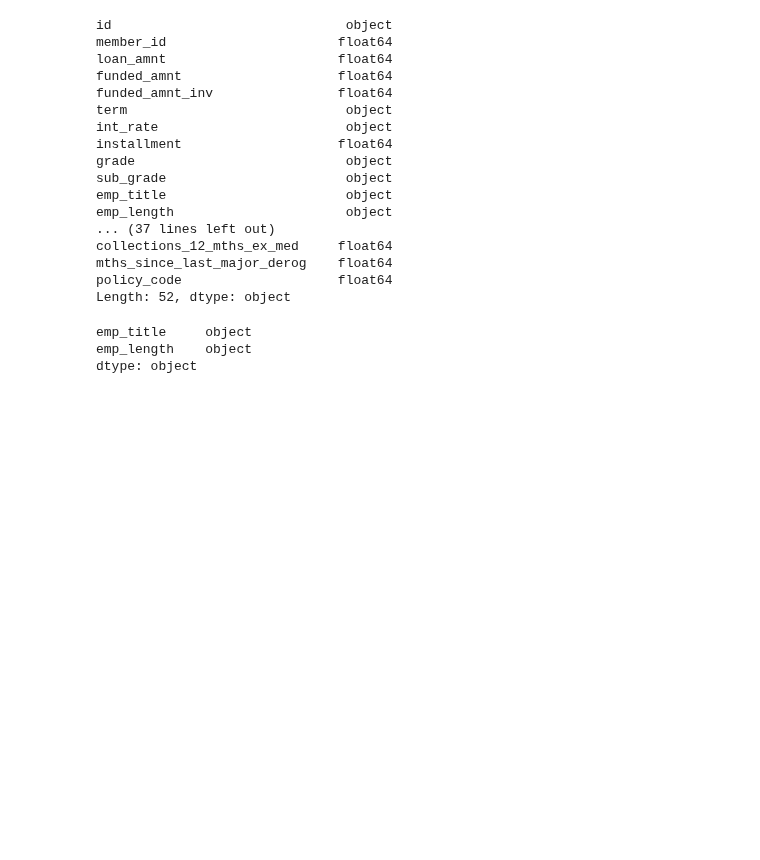
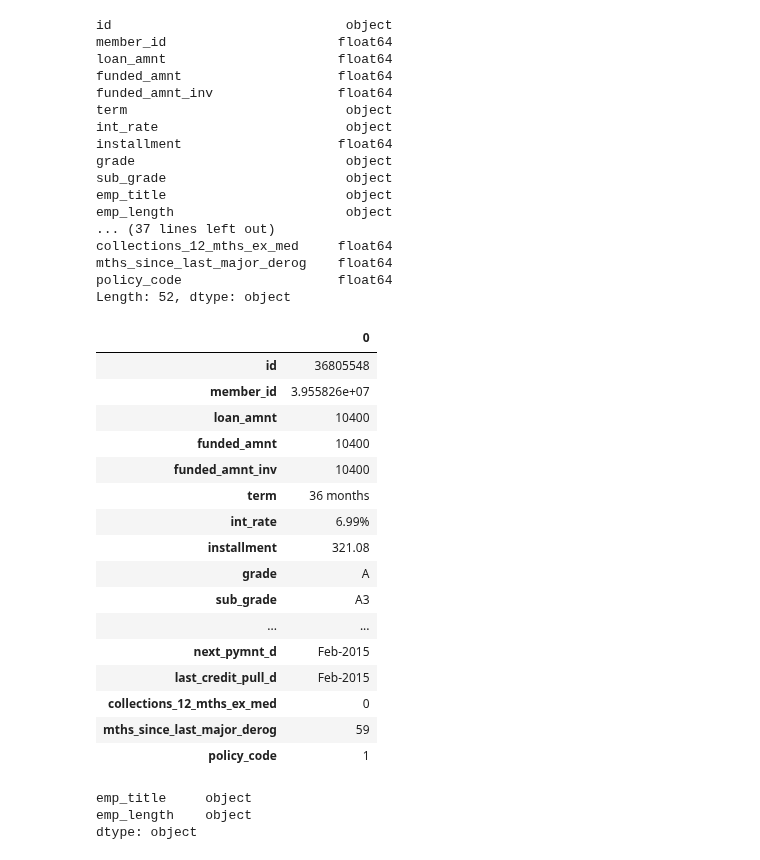
Before and after one commit to pybokeh/jupyter_notebooks, a Jupyter notebook: data_analysis_projects/LendingClubData.ipynb, the cells around one changed output. Saved outputs shown, nothing was run; the diff lists cells and outputs as text; code cells hidden in the pictures; blank space fills up the shorter version.

```diff
--- a/data_analysis_projects/LendingClubData.ipynb
+++ b/data_analysis_projects/LendingClubData.ipynb
@@ -42,6 +42,26 @@ collections_12_mths_ex_med     float64
 mths_since_last_major_derog    float64
 policy_code                    float64
 Length: 52, dtype: object
+# %%
+df.head(1).transpose()
+# %% [output]
+|  | 0 |
+| id | 36805548 |
+| member_id | 3.955826e+07 |
+| loan_amnt | 10400 |
+| funded_amnt | 10400 |
+| funded_amnt_inv | 10400 |
+| term | 36 months |
+| int_rate | 6.99% |
+| installment | 321.08 |
+| grade | A |
+| sub_grade | A3 |
+| ... | ... |
+| next_pymnt_d | Feb-2015 |
+| last_credit_pull_d | Feb-2015 |
+| collections_12_mths_ex_med | 0 |
+| mths_since_last_major_derog | 59 |
+| policy_code | 1 |
 # %%
 df2 = df[['emp_title','emp_length']]
 # %%
```
Also changed, not shown: 2 other files.
